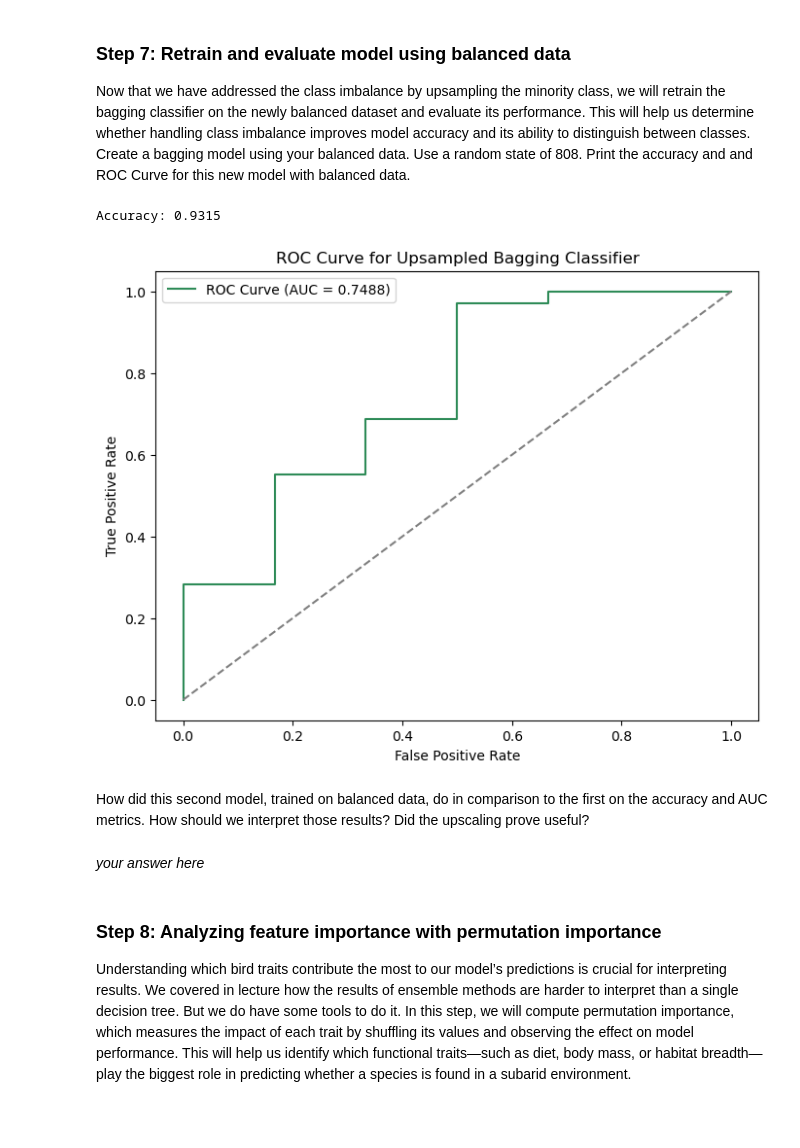
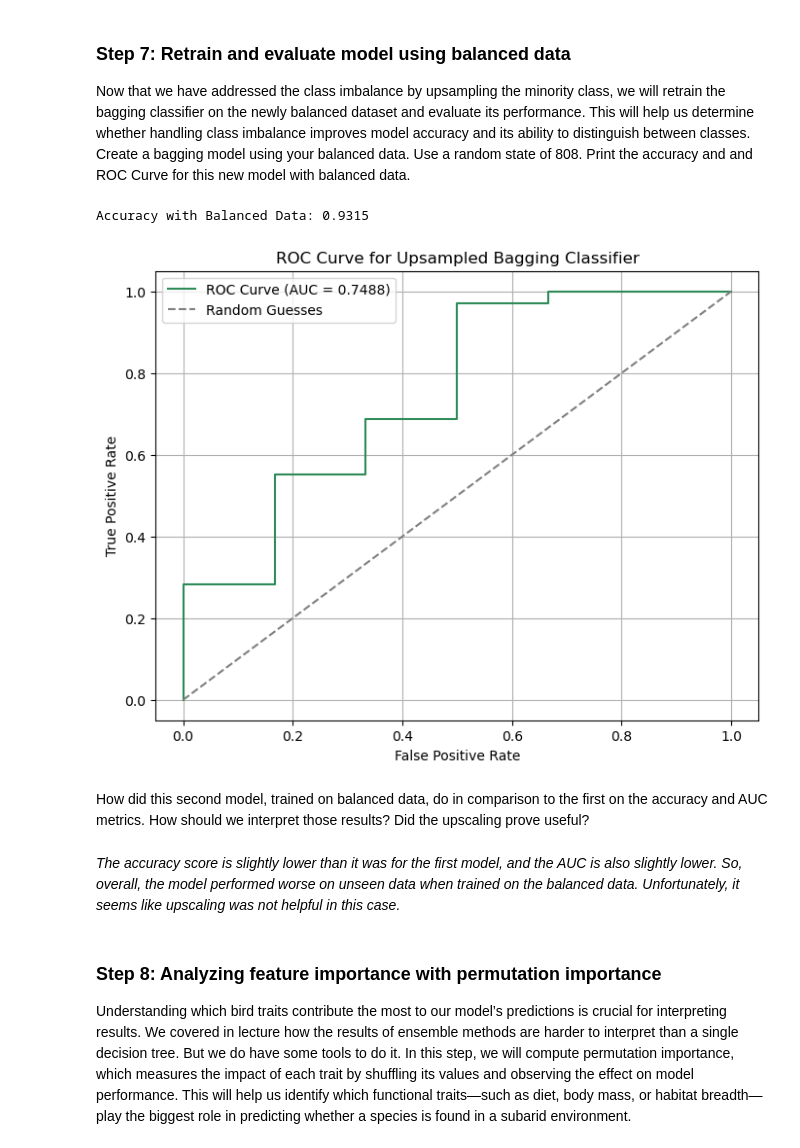
Before and after one commit to jorb1/EDS232-labs, a Jupyter notebook: Week5/lab5-birds.ipynb, the cells around one changed output. Saved outputs shown, nothing was run; the diff lists cells and outputs as text; code cells hidden in the pictures; blank space fills up the shorter version.

```diff
--- a/Week5/lab5-birds.ipynb
+++ b/Week5/lab5-birds.ipynb
@@ -234,42 +239,44 @@ Now that we have addressed the class imbalance by upsampling the minority class,
 # %%
 # Train Bagging Classifier on balanced data
 bagging_bal = BaggingClassifier( # Decision tree is the default
     n_estimators = 100,
     oob_score = True,
     bootstrap = True,
     random_state = 808
 )
 
-bagging_bal.fit(X_train_resampled, y_train_resampled)
+# Train the model
+bagging_bal.fit(X_train_balanced, y_train_balanced)
 
 # Predict on test data
-y_pred = bagging_bal.predict(X_test)
-y_pred_proba = bagging_bal.predict_proba(X_test)[:, 1]  # Probability for positive class
+bagging_bal_preds = bagging_bal.predict(X_test)
+y_pred_proba_bal = bagging_bal.predict_proba(X_test)[:, 1]  # Probability for positive class
 
 # Evaluate accuracy
-accuracy = accuracy_score(y_test, y_pred)
-print(f"Accuracy: {accuracy:.4f}")
+accuracy_bags = accuracy_score(y_test, bagging_bal_preds)
+print(f"Accuracy with Balanced Data: {accuracy_bags:.4f}")
 
 # Compute ROC Curve
-fpr, tpr, _ = roc_curve(y_test, y_pred_proba)
-roc_auc = auc(fpr, tpr)
+fpr_bal, tpr_bal, _ = roc_curve(y_test, y_pred_proba_bal)
+roc_auc_bal = auc(fpr_bal, tpr_bal)
 
 # Plot ROC Curve
 plt.figure(figsize=(8, 6))
-plt.plot(fpr, tpr, color="seagreen", label=f"ROC Curve (AUC = {roc_auc:.4f})")
-plt.plot([0, 1], [0, 1], color="gray", linestyle="--")  # Diagonal line for reference
+plt.plot(fpr_bal, tpr_bal, color="seagreen", label=f"ROC Curve (AUC = {roc_auc_bal:.4f})")
+plt.plot([0, 1], [0, 1], color="gray", linestyle="--", label="Random Guesses")  # Diagonal line for reference
 plt.xlabel("False Positive Rate")
 plt.ylabel("True Positive Rate")
 plt.title("ROC Curve for Upsampled Bagging Classifier")
 plt.legend()
+plt.grid()
 plt.show()
 # %% [output]
-Accuracy: 0.9315
+Accuracy with Balanced Data: 0.9315
-[figure, old version]
+[figure, new version]
 # %% [markdown]
 How did this second model, trained on balanced data, do in comparison to the first on the accuracy and AUC metrics.  How should we interpret those results?  Did the upscaling prove useful?
-# %% [markdown]
-*your answer here*
+# %% [markdown]
+*The accuracy score is slightly lower than it was for the first model, and the AUC is also slightly lower. So, overall, the model performed worse on unseen data when trained on the balanced data. Unfortunately, it seems like upscaling was not helpful in this case.*
 # %% [markdown]
 ### Step 8: Analyzing feature importance with permutation importance
 
```
Also changed, not shown: parts of 8 cells of this notebook.
